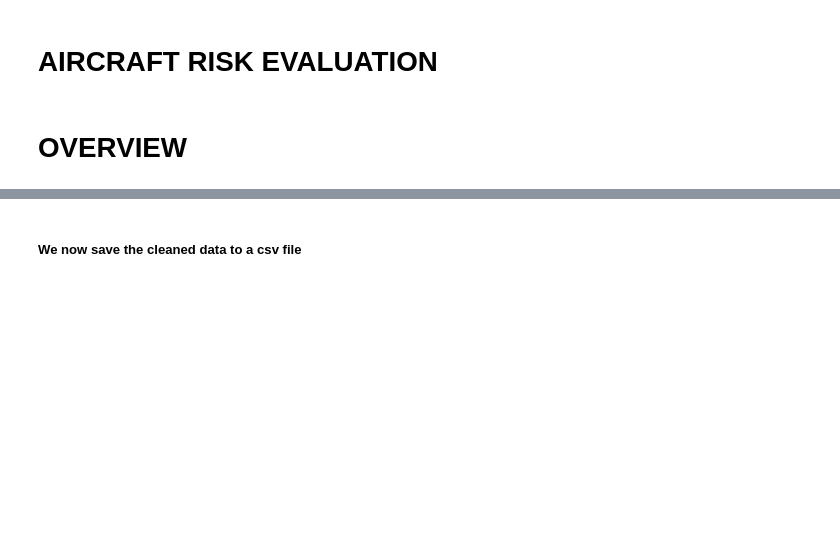
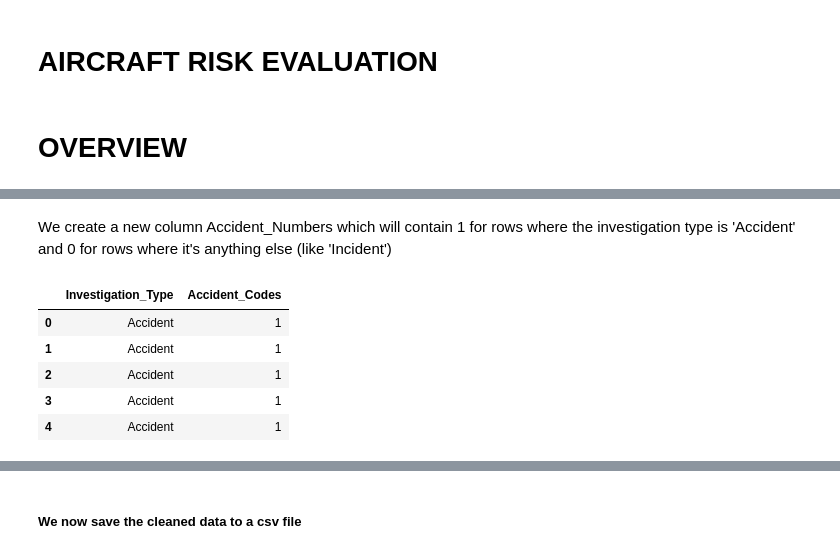
Before and after one commit to Lyster-01/phase1-project, a Jupyter notebook: index.ipynb, the cells around one changed output, grey strips where cells are left out. Saved outputs shown, nothing was run; the diff lists cells and outputs as text; code cells hidden in the pictures; blank space fills up the shorter version.

```diff
--- a/index.ipynb
+++ b/index.ipynb
@@ -380,0 +271,7 @@ df_clean['Make'] = df_clean['Make'].str.title()
+# %%
+#format Event.Date column
+df['Event_Date'] = pd.to_datetime(df['Event_Date'], format='%Y-%m-%d')
+# %%
+#check for the remaining numerical columns
+numerical_columns = df.select_dtypes(include=['number']).columns
+print(numerical_columns)
@@ -380,0 +282,4 @@ df_clean['Make'] = df_clean['Make'].str.title()
+# %%
+#First  check for the remaining categorical columns.
+categorical_columns = df.select_dtypes(include=['object', 'category']).columns
+print(categorical_columns)
@@ -380,0 +330,15 @@ df_clean['Make'] = df_clean['Make'].str.title()
+# %% [markdown]
+We create a new column Accident_Numbers which will contain 1 for rows where the investigation type is 'Accident' and 0 for rows where it's anything else (like 'Incident')
+# %%
+
+df['Accident_Codes'] = df['Investigation_Type'].apply(lambda x: 1 if x == 'Accident' else 0)
+
+# Verify the new column
+df[['Investigation_Type', 'Accident_Codes']].head()
+# %% [output]
+|  | Investigation_Type | Accident_Codes |
+| 0 | Accident | 1 |
+| 1 | Accident | 1 |
+| 2 | Accident | 1 |
+| 3 | Accident | 1 |
+| 4 | Accident | 1 |
```
Also changed, not shown: parts of 98 cells of this notebook.
